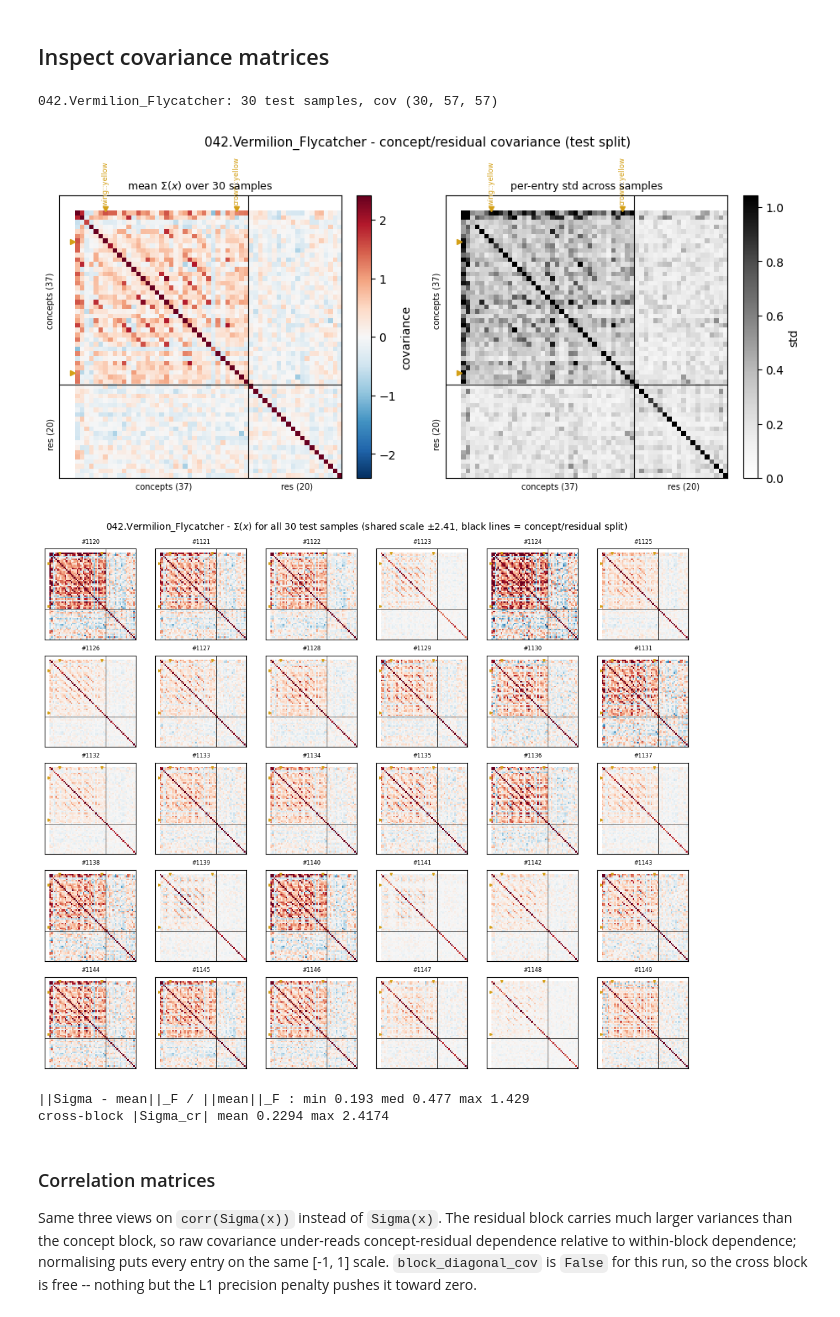
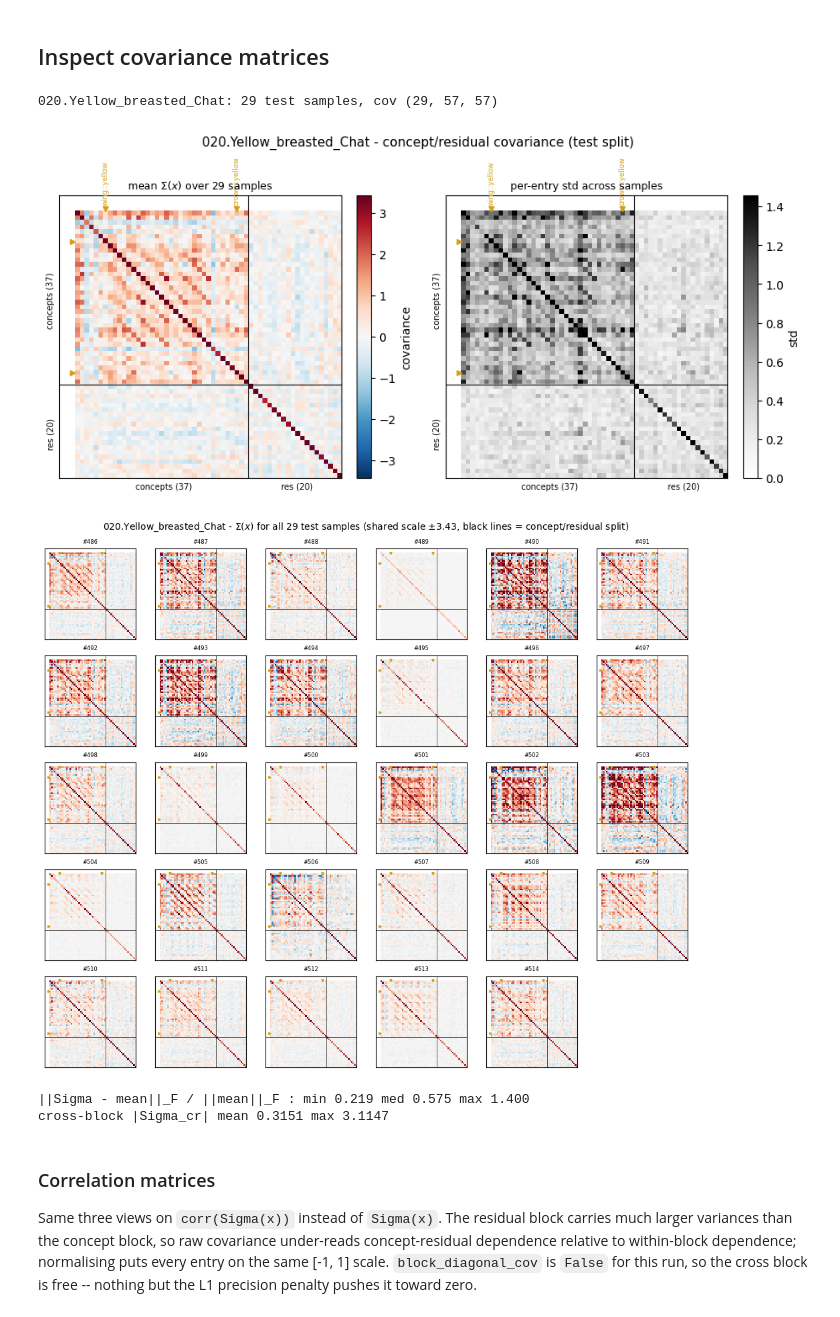
Before and after one commit to stephenmarcou/SCBM_implementation, a Jupyter notebook: CUB_analysis.ipynb, the cells around one changed output. Drawn from its saved outputs; the diff is of its cells as text; code cells hidden in the pictures.

```diff
--- a/CUB_analysis.ipynb
+++ b/CUB_analysis.ipynb
@@ -904,7 +1214,7 @@ RUN = os.path.join(
 N_C, N_R = 37, 20                       # 37 surviving concepts | 20 residuals
 OUT = "plots"
 
-CLASS_LABEL, CLASS_NAME = 41, "042.Vermilion_Flycatcher"
+CLASS_LABEL, CLASS_NAME = 19, "020.Yellow_breasted_Chat"
 # group 0: 41 Vermilion_Flycatcher, 42 Yellow_bellied_Flycatcher,
 #          162 Cape_May_Warbler, 172 Orange_crowned_Warbler, 173 Palm_Warbler
 
@@ -963,38 +1273,38 @@ fig.colorbar(im2, ax=axes[1], fraction=.046, label="std")
 for ax in axes:
     blocks(ax, names=True)
 fig.suptitle(f"{CLASS_NAME} - concept/residual covariance (test split)", fontsize=11)
 fig.savefig(f"{OUT}/cov_{CLASS_NAME}_mean.png", dpi=170)
 plt.show()
 
 # ---- every sample, shared colour scale ----------------------------------
 n, ncol = len(rows), 6
 nrow = int(np.ceil(n / ncol))
 fig, axes = plt.subplots(nrow, ncol, figsize=(1.65 * ncol, 1.65 * nrow), constrained_layout=True)
 for i, ax in enumerate(axes.ravel()):
     if i >= n:
         ax.axis("off")
         continue
     ax.imshow(cov[i], cmap="RdBu_r", vmin=-v, vmax=v, interpolation="nearest")
     blocks(ax, lw=.5)
     ax.set_xticks([]); ax.set_yticks([])
     ax.set_title(f"#{rows[i]}", fontsize=6)
 fig.suptitle(f"{CLASS_NAME} - $\\Sigma(x)$ for all {n} test samples "
              f"(shared scale $\\pm${v:.2f}, black lines = concept/residual split)", fontsize=10)
 fig.savefig(f"{OUT}/cov_{CLASS_NAME}_all_samples.png", dpi=170)
 plt.show()
 
 # ---- how input-dependent is Sigma within this class? --------------------
 fro = np.linalg.norm(cov - m, axis=(1, 2)) / np.linalg.norm(m)
 print(f"||Sigma - mean||_F / ||mean||_F : min {fro.min():.3f} "
       f"med {np.median(fro):.3f} max {fro.max():.3f}")
 cr = cov[:, :N_C, N_C:]
 print(f"cross-block |Sigma_cr| mean {np.abs(cr).mean():.4f} max {np.abs(cr).max():.4f}")
 # %% [output]
-042.Vermilion_Flycatcher: 30 test samples, cov (30, 57, 57)
+020.Yellow_breasted_Chat: 29 test samples, cov (29, 57, 57)
-[figure, old version]
+[figure, new version]
-[figure, old version]
+[figure, new version]
-||Sigma - mean||_F / ||mean||_F : min 0.193 med 0.477 max 1.429
-cross-block |Sigma_cr| mean 0.2294 max 2.4174
+||Sigma - mean||_F / ||mean||_F : min 0.219 med 0.575 max 1.400
+cross-block |Sigma_cr| mean 0.3151 max 3.1147
 # %% [markdown]
 ### Correlation matrices
 
```
Also changed, not shown: parts of 9 cells of this notebook, 1 other file.
